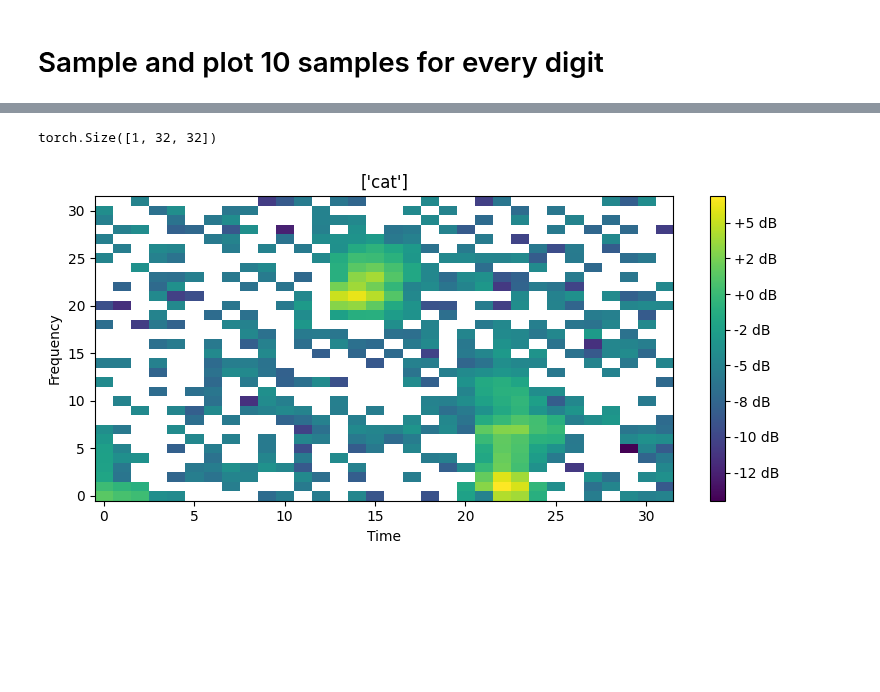
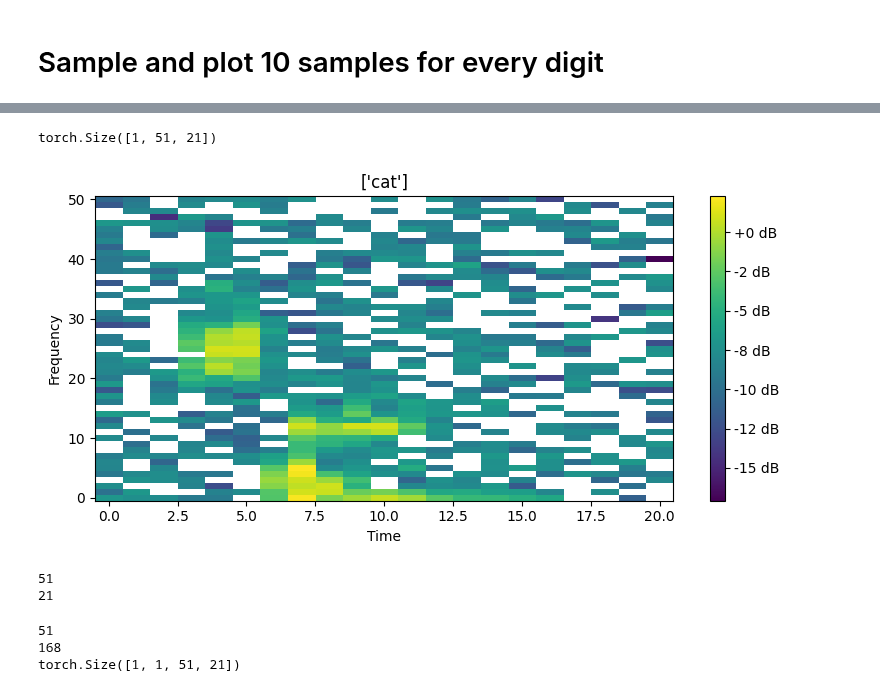
Before and after one commit to mietsj/V3.1-Clean-Version-Control, a Jupyter notebook: thesis-diffusion-importmodel.ipynb, the cells around one changed output, grey strips where cells are left out. Saved outputs shown, nothing was run; the diff lists cells and outputs as text; code cells hidden in the pictures; blank space fills up the shorter version.

```diff
--- a/thesis-diffusion-importmodel.ipynb
+++ b/thesis-diffusion-importmodel.ipynb
@@ -39,11 +58,11 @@ cuda
 Load the data
 # %%
 #Initialization of label encoder
-le = joblib.load('../Data/label_encoder.pkl')
+le = joblib.load(datalocation + 'label_encoder.pkl')
 
 # Loading train_loader and validation_loader
-train_loader = torch.load('../Data/train_loader.pth')
-validation_loader = torch.load('../Data/validation_loader.pth')
+train_loader = torch.load(datalocation + 'train_loader.pth')
+validation_loader = torch.load(datalocation + 'validation_loader.pth')
 
 # Number of classes in the dataset (number of spoken commands)
 num_classes = 35
@@ -118,11 +133,10 @@ class SAWrapper(nn.Module):
         self.sa = nn.Sequential(*[SelfAttention(h_size) for _ in range(1)])
         self.num_s = num_s
         self.h_size = h_size
-
     def forward(self, x):
-        x = x.view(-1, self.h_size, self.num_s * self.num_s).swapaxes(1, 2)
+        x = x.view(-1, self.h_size, self.num_s[0] * self.num_s[1]).swapaxes(1, 2)
         x = self.sa(x)
-        x = x.swapaxes(2, 1).view(-1, self.h_size, self.num_s, self.num_s)
+        x = x.swapaxes(2, 1).view(-1, self.h_size, self.num_s[0], self.num_s[1])
         return x
 
 # U-Net code adapted from: https://github.com/milesial/Pytorch-UNet
@@ -198,23 +212,20 @@ class UNetConditional(nn.Module):
     def __init__(self, c_in=1, c_out=1, n_classes=35, device="cuda"):
         super().__init__()
         self.device = device
-
         bilinear = True
         self.inc = DoubleConv(c_in, 64)
         self.down1 = Down(64, 128)
         self.down2 = Down(128, 256)
+        self.sa1 = SAWrapper(256, [12, 5])
         factor = 2 if bilinear else 1
         self.down3 = Down(256, 512 // factor)
+        self.sa2 = SAWrapper(256, [6, 2])
         self.up1 = Up(512, 256 // factor, bilinear)
+        self.sa3 = SAWrapper(128, [12, 5])
         self.up2 = Up(256, 128 // factor, bilinear)
         self.up3 = Up(128, 64, bilinear)
         self.outc = OutConv(64, c_out)
-        self.sa1 = SAWrapper(256, 8)
-        self.sa2 = SAWrapper(256, 4)
-        self.sa3 = SAWrapper(128, 8)
-
         self.label_embedding = nn.Embedding(n_classes, 256)
-
     def pos_encoding(self, t, channels, embed_size):
         inv_freq = 1.0 / (
             10000
@@ -223,25 +234,24 @@ class UNetConditional(nn.Module):
         pos_enc_a = torch.sin(t[:, None].repeat(1, channels // 2) * inv_freq)
         pos_enc_b = torch.cos(t[:, None].repeat(1, channels // 2) * inv_freq)
         pos_enc = torch.cat([pos_enc_a, pos_enc_b], dim=-1)
-        return pos_enc.view(-1, channels, 1, 1).repeat(1, 1, embed_size, embed_size)
-
+        return pos_enc.view(-1, channels, 1, 1).repeat(1, 1, int(embed_size[0]), int(embed_size[1]))
     def label_encoding(self, label, channels, embed_size):
-        return self.label_embedding(label)[:, :channels, None, None].repeat(1, 1, embed_size, embed_size)
+        return self.label_embedding(label)[:, :channels, None, None].repeat(1, 1, int(embed_size[0]), int(embed_size[1]))
 
     def forward(self, x, t, label):
         """
         Model is U-Net with added positional encodings and self-attention layers.
         """
         x1 = self.inc(x)
-        x2 = self.down1(x1) + self.pos_encoding(t, 128, 16) + self.label_encoding(label, 128, 16)
-        x3 = self.down2(x2) + self.pos_encoding(t, 256, 8) + self.label_encoding(label, 256, 8)
+        x2 = self.down1(x1) + self.pos_encoding(t, 128, (resize_h/2, resize_w/2)) + self.label_encoding(label, 128, (resize_h/2, resize_w/2))
+        x3 = self.down2(x2) + self.pos_encoding(t, 256, (resize_h/4, resize_w/4)) + self.label_encoding(label, 256, (resize_h/4, resize_w/4))
         x3 = self.sa1(x3)
-        x4 = self.down3(x3) + self.pos_encoding(t, 256, 4) + self.label_encoding(label, 256, 4)
+        x4 = self.down3(x3) + self.pos_encoding(t, 256, (resize_h/8, resize_w/8)) + self.label_encoding(label, 256, (resize_h/8, resize_w/8))
         x4 = self.sa2(x4)
-        x = self.up1(x4, x3) + self.pos_encoding(t, 128, 8) + self.label_encoding(label, 128, 8)
+        x = self.up1(x4, x3) + self.pos_encoding(t, 128, (resize_h/4, resize_w/4)) + self.label_encoding(label, 128, (resize_h/4, resize_w/4))
         x = self.sa3(x)
-        x = self.up2(x, x2) + self.pos_encoding(t, 64, 16) + self.label_encoding(label, 64, 16)
-        x = self.up3(x, x1) + self.pos_encoding(t, 64, 32) + self.label_encoding(label, 64, 32)
+        x = self.up2(x, x2) + self.pos_encoding(t, 64, (resize_h/2, resize_w/2)) + self.label_encoding(label, 64, (resize_h/2, resize_w/2))
+        x = self.up3(x, x1) + self.pos_encoding(t, 64, (resize_h, resize_w)) + self.label_encoding(label, 64, (resize_h, resize_w))
         output = self.outc(x)
         return output
 # %%
@@ -356,6 +364,6 @@ for i in train_loader:  # Visualize first 3 samples
 # %%
 loaded_model = UNetConditional()
-loaded_model.load_state_dict(torch.load(f"../Models/{filename}.pth"))
+loaded_model.load_state_dict(torch.load(modellocation + filename + ".pth"))
 loaded_model = loaded_model.to(device)
 # %%
 def plot_x_hist(x_hist):
@@ -405,16 +412,34 @@ x, x_hist = sample_from_model_conditional(x, loaded_model, beta, label=3)
 # %%
 def show_spectrogram(spectrogram, title):
     plt.figure(figsize=(8, 4))
     plt.imshow(spectrogram.log2()[0], aspect='auto', origin='lower')
     plt.colorbar(format='%+2.0f dB')
     plt.title(title)
     plt.xlabel('Time')
     plt.ylabel('Frequency')
     plt.tight_layout()
     plt.show()
 
-print(x[9].cpu().shape)
-show_spectrogram(x[9].cpu(), le.inverse_transform([3]))
+print(x[0].cpu().shape)
+show_spectrogram(x[0].cpu(), le.inverse_transform([3]))
 # %% [output]
-torch.Size([1, 32, 32])
+torch.Size([1, 51, 21])
-[figure, old version]
+[figure, new version]
+# %%
+resize_h = n_fft // 2 + 1
+resize_w = math.ceil((samplerate - n_fft) / hop_length) + 1
+
+print(resize_h)
+print(resize_w)
+# %% [output]
+51
+21
+# %%
+print((n_fft // 2 + 1))
+print(int(x[0][0].size(-1) * hop_length / n_fft))
+
+print(x.shape)
+# %% [output]
+51
+168
+torch.Size([1, 1, 51, 21])
```
Also changed, not shown: parts of 17 cells of this notebook, 2 other files.
